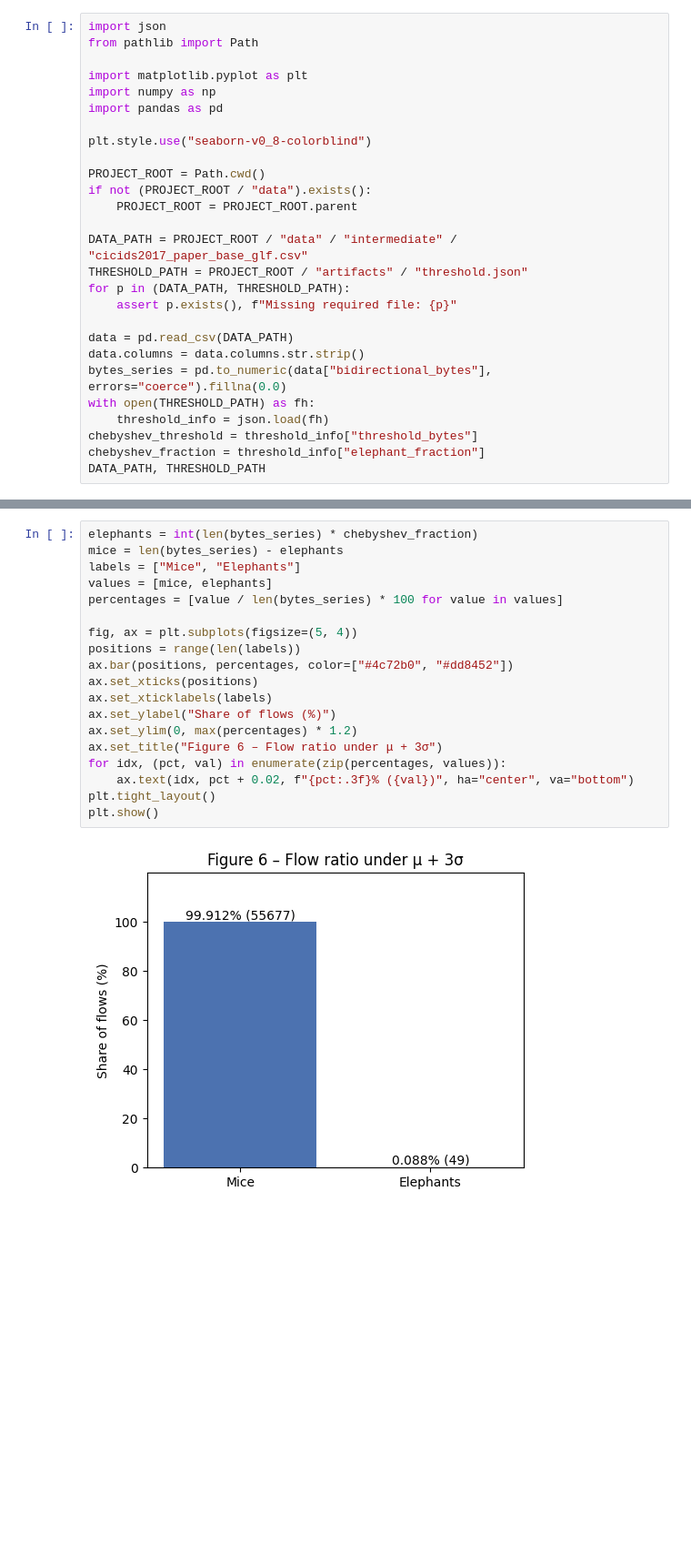
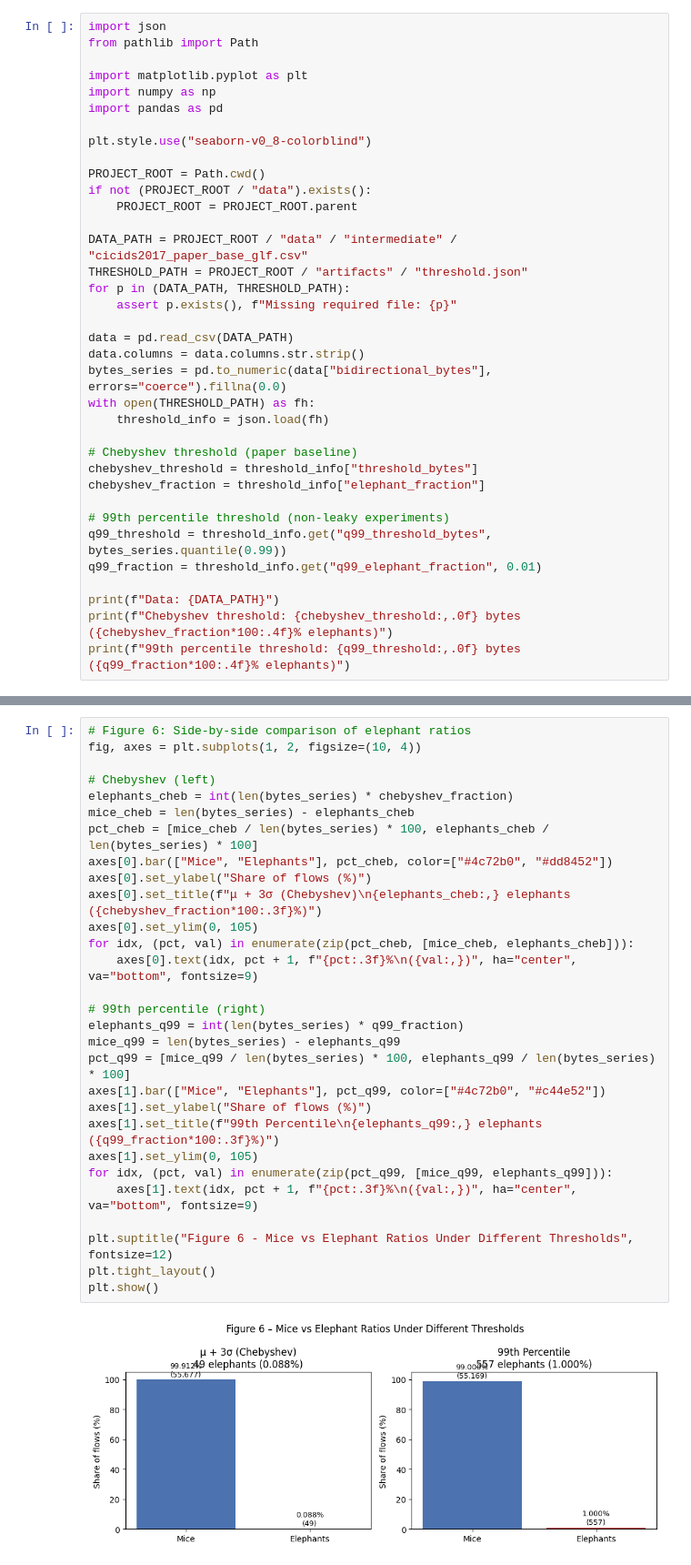
Before and after one commit to mohammad-malik/elephant-mice-cicids2017, a Jupyter notebook: notebooks/02_elephant_threshold_selection.ipynb, the cells around one changed output, grey strips where cells are left out. Shown at 91% size. Drawn from its saved outputs; the diff is of its cells as text; blank space fills up the shorter version.

```diff
--- a/notebooks/02_elephant_threshold_selection.ipynb
+++ b/notebooks/02_elephant_threshold_selection.ipynb
@@ -33,7 +33,16 @@ data.columns = data.columns.str.strip()
 bytes_series = pd.to_numeric(data["bidirectional_bytes"], errors="coerce").fillna(0.0)
 with open(THRESHOLD_PATH) as fh:
     threshold_info = json.load(fh)
+
+# Chebyshev threshold (paper baseline)
 chebyshev_threshold = threshold_info["threshold_bytes"]
 chebyshev_fraction = threshold_info["elephant_fraction"]
-DATA_PATH, THRESHOLD_PATH
+
+# 99th percentile threshold (non-leaky experiments)
+q99_threshold = threshold_info.get("q99_threshold_bytes", bytes_series.quantile(0.99))
+q99_fraction = threshold_info.get("q99_elephant_fraction", 0.01)
+
+print(f"Data: {DATA_PATH}")
+print(f"Chebyshev threshold: {chebyshev_threshold:,.0f} bytes ({chebyshev_fraction*100:.4f}% elephants)")
+print(f"99th percentile threshold: {q99_threshold:,.0f} bytes ({q99_fraction*100:.4f}% elephants)")
 # %% [output]
@@ -107,22 +125,32 @@ table2
 # %%
-elephants = int(len(bytes_series) * chebyshev_fraction)
-mice = len(bytes_series) - elephants
-labels = ["Mice", "Elephants"]
-values = [mice, elephants]
-percentages = [value / len(bytes_series) * 100 for value in values]
+# Figure 6: Side-by-side comparison of elephant ratios
+fig, axes = plt.subplots(1, 2, figsize=(10, 4))
 
-fig, ax = plt.subplots(figsize=(5, 4))
-positions = range(len(labels))
-ax.bar(positions, percentages, color=["#4c72b0", "#dd8452"])
-ax.set_xticks(positions)
-ax.set_xticklabels(labels)
-ax.set_ylabel("Share of flows (%)")
-ax.set_ylim(0, max(percentages) * 1.2)
-ax.set_title("Figure 6 – Flow ratio under μ + 3σ")
-for idx, (pct, val) in enumerate(zip(percentages, values)):
-    ax.text(idx, pct + 0.02, f"{pct:.3f}% ({val})", ha="center", va="bottom")
+# Chebyshev (left)
+elephants_cheb = int(len(bytes_series) * chebyshev_fraction)
+mice_cheb = len(bytes_series) - elephants_cheb
+pct_cheb = [mice_cheb / len(bytes_series) * 100, elephants_cheb / len(bytes_series) * 100]
+axes[0].bar(["Mice", "Elephants"], pct_cheb, color=["#4c72b0", "#dd8452"])
+axes[0].set_ylabel("Share of flows (%)")
+axes[0].set_title(f"μ + 3σ (Chebyshev)\n{elephants_cheb:,} elephants ({chebyshev_fraction*100:.3f}%)")
+axes[0].set_ylim(0, 105)
+for idx, (pct, val) in enumerate(zip(pct_cheb, [mice_cheb, elephants_cheb])):
+    axes[0].text(idx, pct + 1, f"{pct:.3f}%\n({val:,})", ha="center", va="bottom", fontsize=9)
+
+# 99th percentile (right)
+elephants_q99 = int(len(bytes_series) * q99_fraction)
+mice_q99 = len(bytes_series) - elephants_q99
+pct_q99 = [mice_q99 / len(bytes_series) * 100, elephants_q99 / len(bytes_series) * 100]
+axes[1].bar(["Mice", "Elephants"], pct_q99, color=["#4c72b0", "#c44e52"])
+axes[1].set_ylabel("Share of flows (%)")
+axes[1].set_title(f"99th Percentile\n{elephants_q99:,} elephants ({q99_fraction*100:.3f}%)")
+axes[1].set_ylim(0, 105)
+for idx, (pct, val) in enumerate(zip(pct_q99, [mice_q99, elephants_q99])):
+    axes[1].text(idx, pct + 1, f"{pct:.3f}%\n({val:,})", ha="center", va="bottom", fontsize=9)
+
+plt.suptitle("Figure 6 - Mice vs Elephant Ratios Under Different Thresholds", fontsize=12)
 plt.tight_layout()
 plt.show()
 # %% [output]
-[figure, old version]
+[figure, new version]
 # %% [markdown]
```
Also changed, not shown: parts of 7 cells of this notebook, 29 other files.
